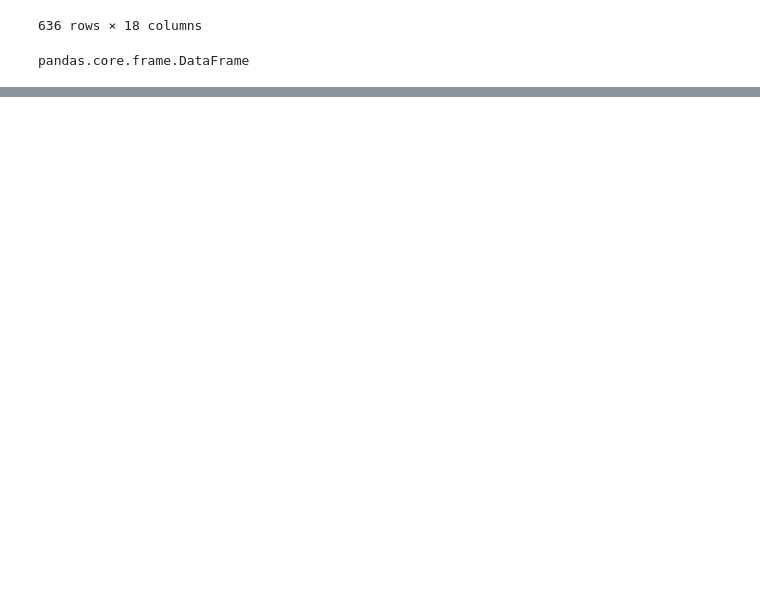
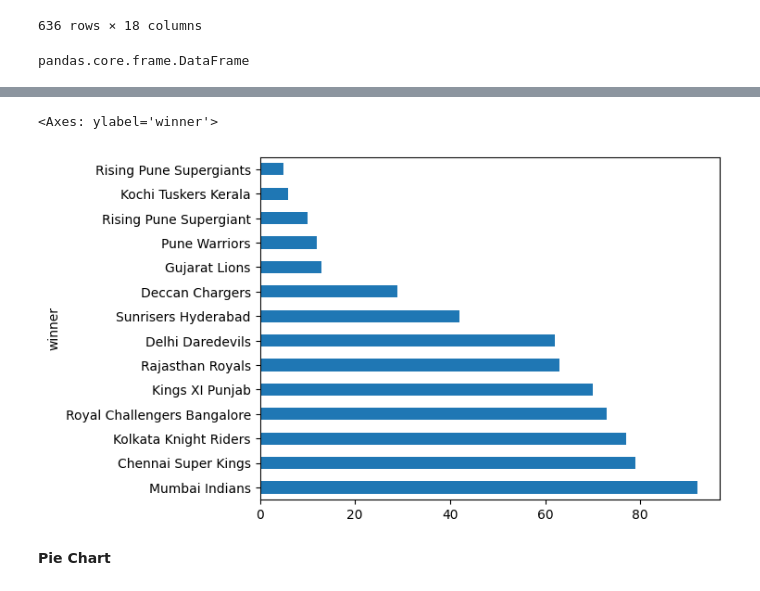
Before and after one commit to ShivamThapa243/DataScience, a Jupyter notebook: Pandas.ipynb, the cells around one changed output, grey strips where cells are left out. Cells and saved outputs as stored; diff of their text form; code cells hidden in the pictures; blank space fills up the shorter version.

```diff
--- a/Pandas.ipynb
+++ b/Pandas.ipynb
@@ -47,0 +442,9 @@ pandas.core.frame.DataFrame
+# %%
+#horizontal representation
+
+data['winner'].value_counts().plot(kind = 'barh')
+# %% [output]
+<Axes: ylabel='winner'>
+[figure, added]
+# %% [markdown]
+**Pie Chart**
```
Also changed, not shown: parts of 65 cells of this notebook.
